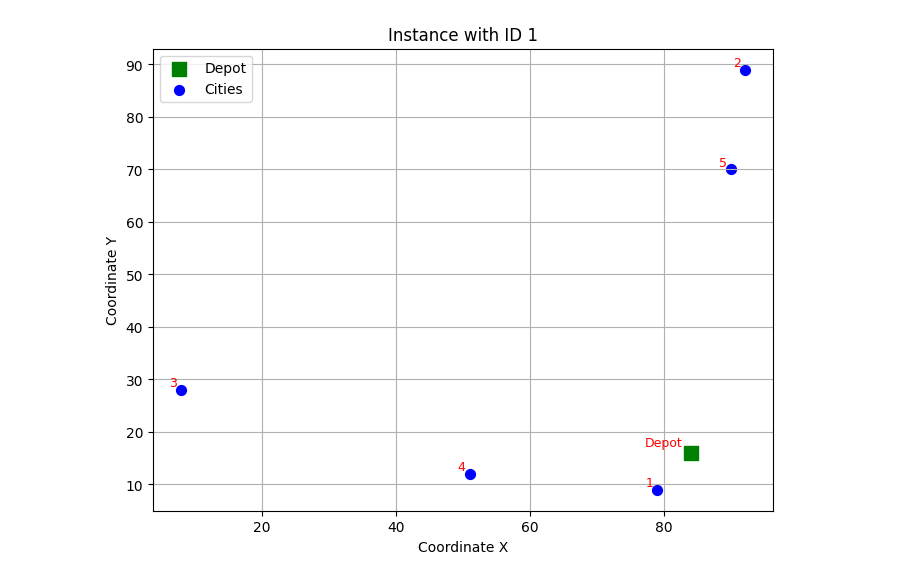
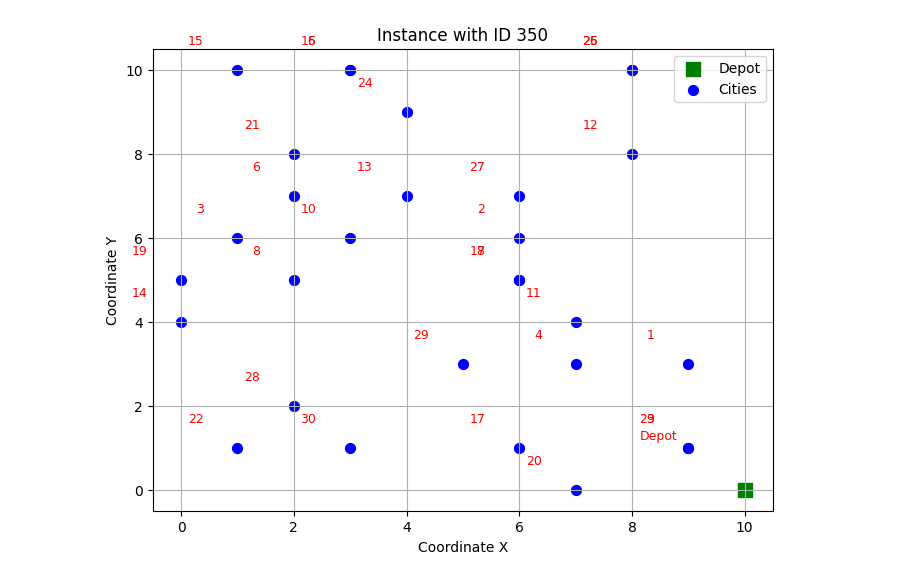
Before and after one commit to ignatrovino12/Automated-Algorithm-Selection, a Jupyter notebook: show_instances.ipynb, the cells around one changed output. Cells and saved outputs as stored; diff of their text form; code cells hidden in the pictures.

```diff
--- a/show_instances.ipynb
+++ b/show_instances.ipynb
@@ -18,35 +18,35 @@ def plot_mTSP_instance(instance_id, db_file="mTSP_instances.sqlite3"):
     # Get city coordinates
     cursor.execute("SELECT city_id, x, y FROM cities WHERE instance_id = ?", (instance_id,))
     cities = cursor.fetchall()
 
     if not cities:
         print(f"The instance with the ID {instance_id} does not have cities.")
         conn.close()
         return
 
     conn.close()
 
     # Plot the cities
     plt.figure(figsize=(8, 6))
     for city_id, x, y in cities:
         if city_id == 0:
             plt.scatter(x, y, c='green', marker='s', label='Depot', s=100)
             plt.text(x - 1.2, y + 1.2, 'Depot', fontsize=9, ha='right', color='red')
         else:
             plt.scatter(x, y, c='blue', label='Cities' if city_id == 1 else "", s=50)
             plt.text(x - 0.6, y + 0.6, str(city_id), fontsize=9, ha='right', color='red')
 
 
     plt.title(f"Instance with ID {instance_id}")
     plt.xlabel("Coordinate X")
     plt.ylabel("Coordinate Y")
     plt.grid(True)
     plt.legend()
     plt.show()
 
-plot_mTSP_instance(instance_id=1, db_file="test_mTSP.sqlite3")
+plot_mTSP_instance(instance_id=350, db_file="train_mTSP.sqlite3")
 # %% [output]
-[figure, old version]
+[figure, new version]
 # %%
 import sqlite3
 import matplotlib.pyplot as plt
```
Also changed, not shown: parts of 1 cell of this notebook, 14 other files.
